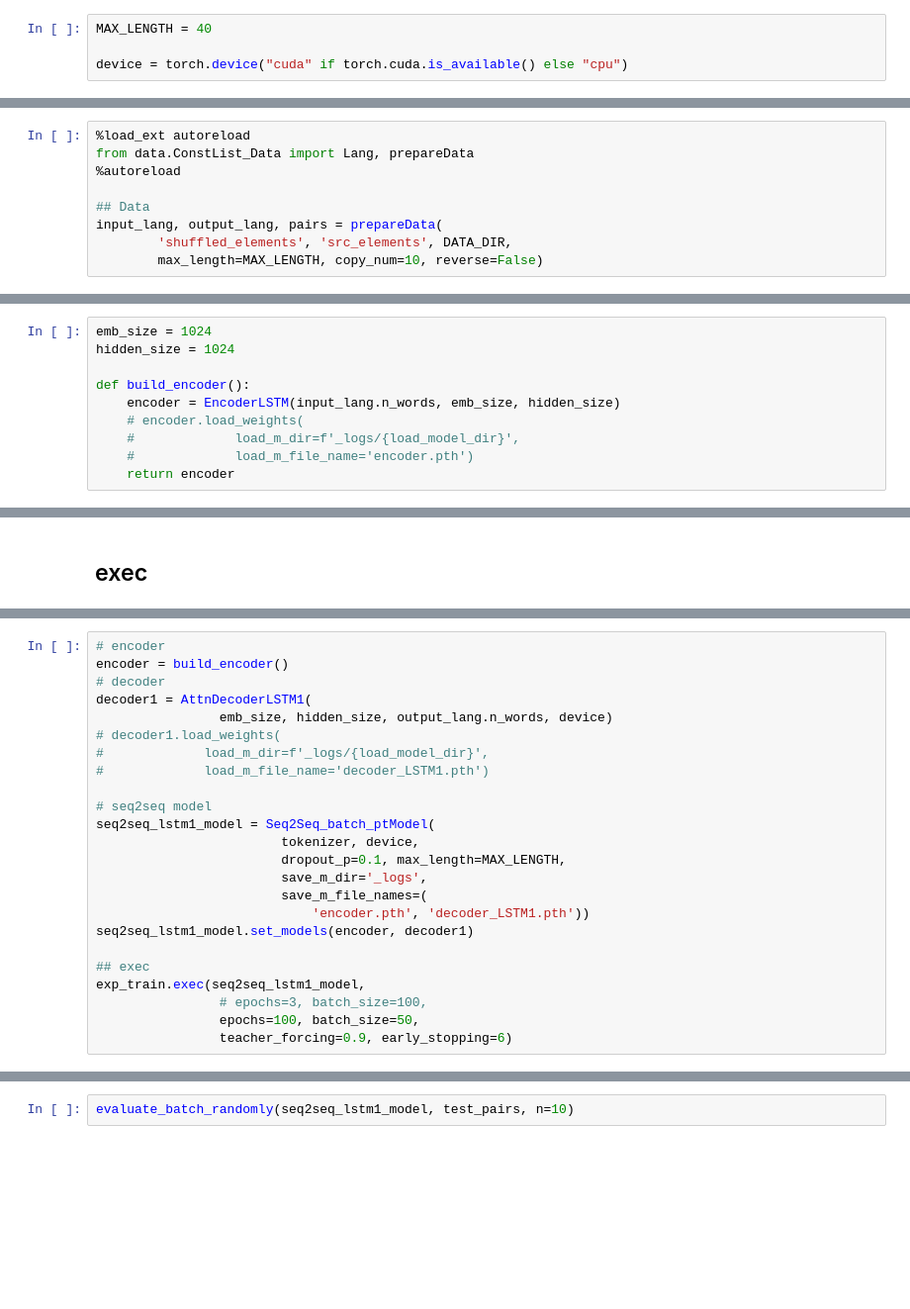
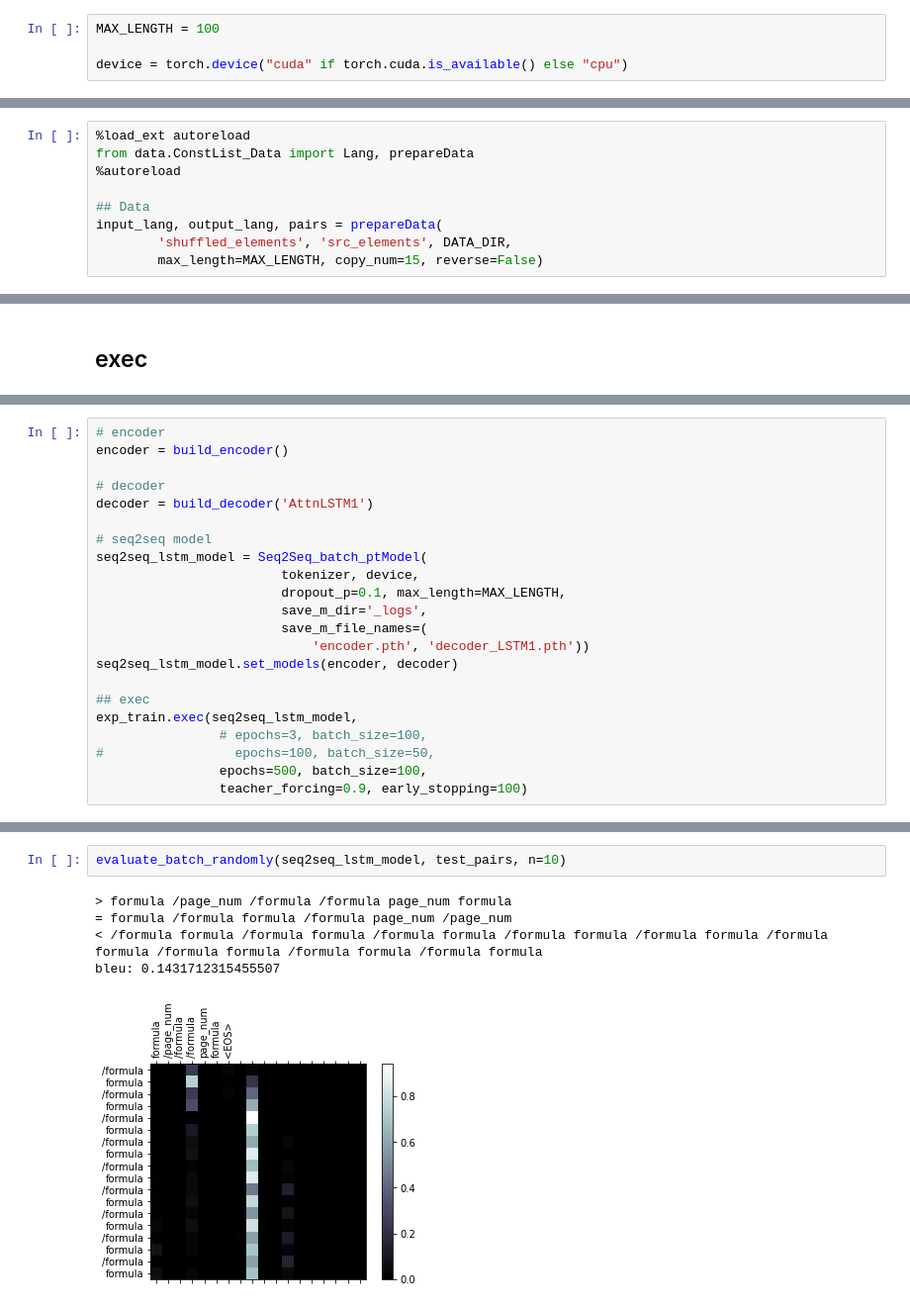
Before and after one commit to MRyo-ie/_experiment-XML_const_estimate, a Jupyter notebook: Const_batch_ExpTrain.ipynb, the cells around one changed output, grey strips where cells are left out. Shown at 99% size. Saved outputs shown, nothing was run; the diff lists cells and outputs as text; blank space fills up the shorter version.

```diff
--- a/Const_batch_ExpTrain.ipynb
+++ b/Const_batch_ExpTrain.ipynb
@@ -27,7 +27,7 @@ DATA_DIR = '../'
 # %% [markdown]
 ## setup Experiment
 # %%
-MAX_LENGTH = 40
+MAX_LENGTH = 100
 
 device = torch.device("cuda" if torch.cuda.is_available() else "cpu")
 # %% [markdown]
@@ -40,7 +40,7 @@ from data.ConstList_Data import Lang, prepareData
 ## Data
 input_lang, output_lang, pairs = prepareData(
         'shuffled_elements', 'src_elements', DATA_DIR,
-        max_length=MAX_LENGTH, copy_num=10, reverse=False)
+        max_length=MAX_LENGTH, copy_num=15, reverse=False)
 # %% [output]
 The autoreload extension is already loaded. To reload it, use:
   %reload_ext autoreload
@@ -139,10 +135,0 @@ The autoreload extension is already loaded. To reload it, use:
-# %%
-emb_size = 1024
-hidden_size = 1024
-
-def build_encoder():
-    encoder = EncoderLSTM(input_lang.n_words, emb_size, hidden_size)
-    # encoder.load_weights(
-    #             load_m_dir=f'_logs/{load_model_dir}',
-    #             load_m_file_name='encoder.pth')
-    return encoder
@@ -154,25 +197,23 @@ exp_train = example_ExpTrain(train_pairs, test_pairs)
 # %%
 # encoder
 encoder = build_encoder()
+
 # decoder
-decoder1 = AttnDecoderLSTM1(
-                emb_size, hidden_size, output_lang.n_words, device)
-# decoder1.load_weights(
-#             load_m_dir=f'_logs/{load_model_dir}',
-#             load_m_file_name='decoder_LSTM1.pth')
+decoder = build_decoder('AttnLSTM1')
 
 # seq2seq model
-seq2seq_lstm1_model = Seq2Seq_batch_ptModel(
+seq2seq_lstm_model = Seq2Seq_batch_ptModel(
                         tokenizer, device,
                         dropout_p=0.1, max_length=MAX_LENGTH,
                         save_m_dir='_logs',
                         save_m_file_names=(
                             'encoder.pth', 'decoder_LSTM1.pth'))
-seq2seq_lstm1_model.set_models(encoder, decoder1)
+seq2seq_lstm_model.set_models(encoder, decoder)
 
 ## exec
-exp_train.exec(seq2seq_lstm1_model,
+exp_train.exec(seq2seq_lstm_model,
                 # epochs=3, batch_size=100,
-                epochs=100, batch_size=50,
-                teacher_forcing=0.9, early_stopping=6)
+#                 epochs=100, batch_size=50,
+                epochs=500, batch_size=100,
+                teacher_forcing=0.9, early_stopping=100)
 # %% [output]
@@ -195,2 +236,8 @@ Consider using lower n-gram order or use SmoothingFunction()
 # %%
-evaluate_batch_randomly(seq2seq_lstm1_model, test_pairs, n=10)
+evaluate_batch_randomly(seq2seq_lstm_model, test_pairs, n=10)
+# %% [output]
+> formula /page_num /formula /formula page_num formula
+= formula /formula formula /formula page_num /page_num
+< /formula formula /formula formula /formula formula /formula formula /formula formula /formula formula /formula formula /formula formula /formula formula
+bleu: 0.1431712315455507
+[figure, added]
```
Also changed, not shown: parts of 12 cells of this notebook, 13 other files.
